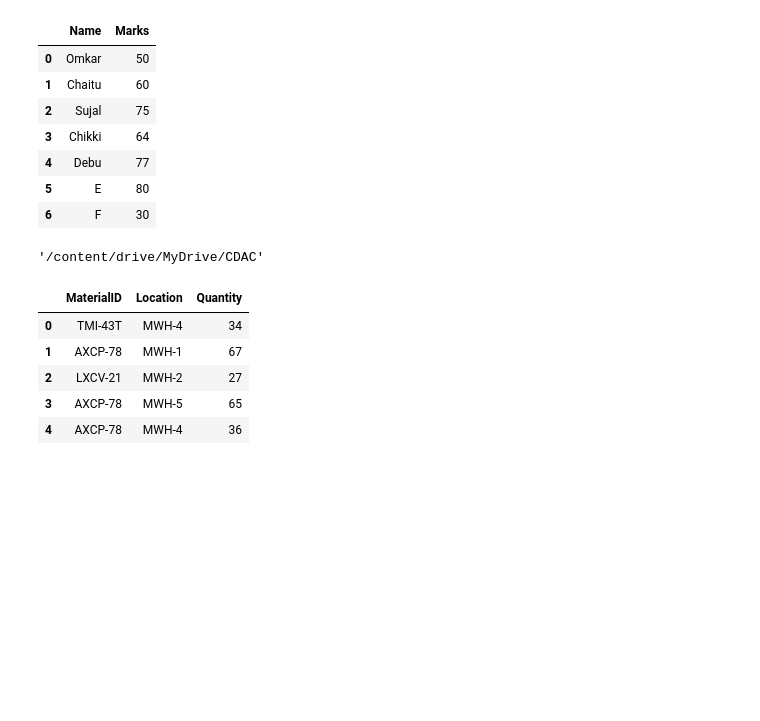
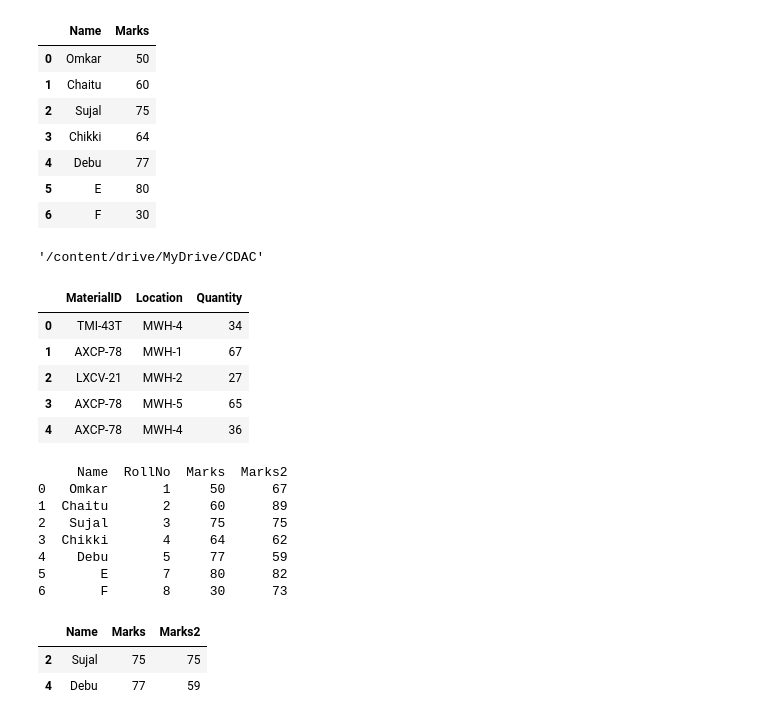
Before and after one commit to Omkar210/Statistics-and-ML, a Jupyter notebook: Day2.ipynb, the cells around one changed output. Saved outputs shown, nothing was run; the diff lists cells and outputs as text; code cells hidden in the pictures; blank space fills up the shorter version.

```diff
--- a/Day2.ipynb
+++ b/Day2.ipynb
@@ -426,3 +426,21 @@ df.head()
 | 2 | LXCV-21 | MWH-2 | 27 |
 | 3 | AXCP-78 | MWH-5 | 65 |
 | 4 | AXCP-78 | MWH-4 | 36 |
+# %%
+# Using the df1 DataFrame, first, select only the rows where 'Marks' are greater than 70 AND 'Marks2' are less than 80. Then, from this filtered DataFrame, drop the 'RollNo' column. Finally, display the resulting DataFrame.
+
+print(df1)
+NewDf = df1[(df1['Marks']>70) & (df1['Marks2']<80)].drop('RollNo',axis=1)
+NewDf
+# %% [output]
+     Name  RollNo  Marks  Marks2
+0   Omkar       1     50      67
+1  Chaitu       2     60      89
+2   Sujal       3     75      75
+3  Chikki       4     64      62
+4    Debu       5     77      59
+5       E       7     80      82
+6       F       8     30      73
+|  | Name | Marks | Marks2 |
+| 2 | Sujal | 75 | 75 |
+| 4 | Debu | 77 | 59 |
```
